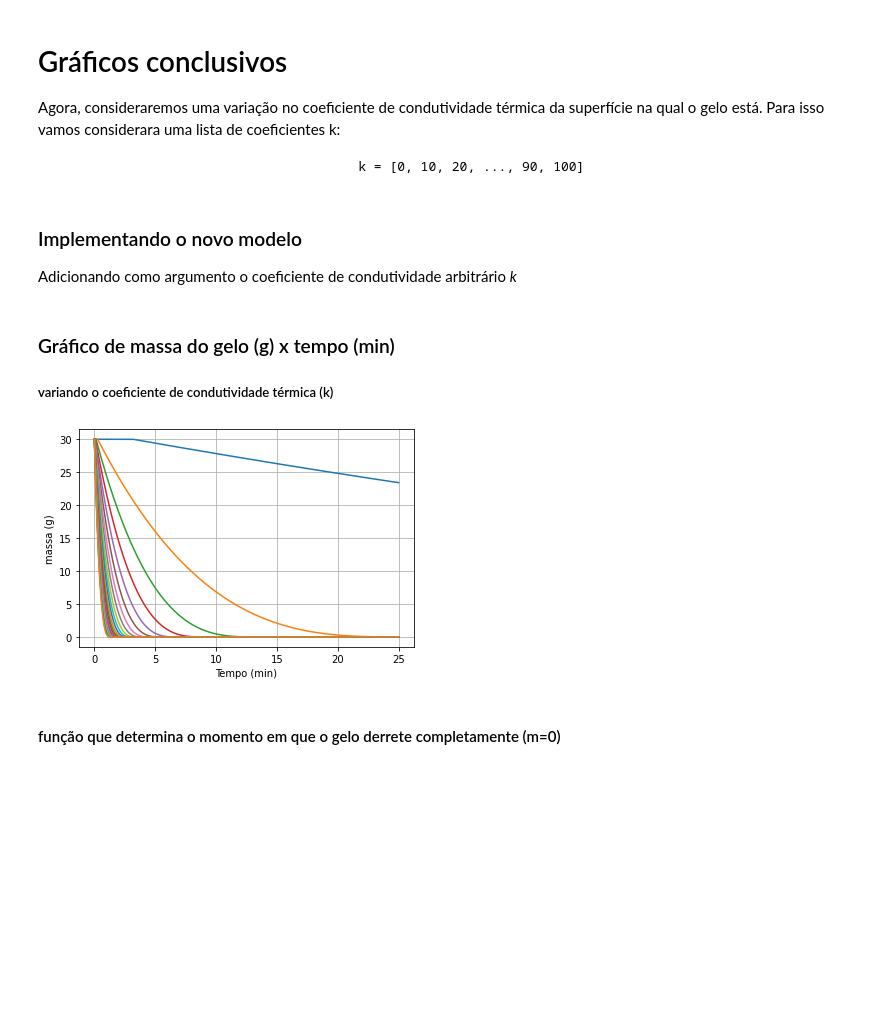
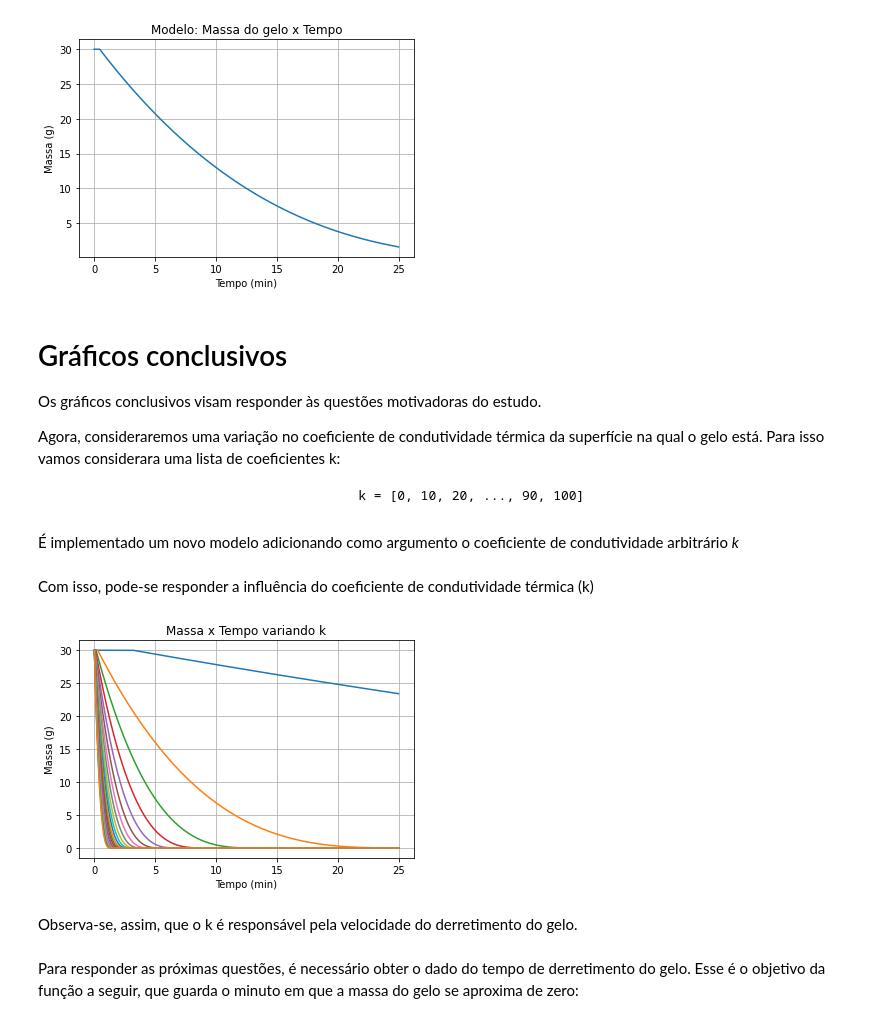
Before and after one commit to ellencoutinho/derretimento-gelo, a Jupyter notebook: Modelo.ipynb, the cells around one changed output. Drawn from its saved outputs; the diff is of its cells as text; code cells hidden in the pictures; blank space fills up the shorter version.

```diff
--- a/Modelo.ipynb
+++ b/Modelo.ipynb
@@ -72,5 +77,15 @@ plt.show()
+# %%
+plt.plot(t_lista/60,M*1e3, label = 'Massa do gelo')
+plt.title("Modelo: Massa do gelo x Tempo")
+plt.ylabel("Massa (g)")
+plt.xlabel("Tempo (min)")
+plt.grid(True)
+plt.show()
+# %% [output]
+[figure, added]
 # %% [markdown]
 # Gráficos conclusivos
+Os gráficos conclusivos visam responder às questões motivadoras do estudo.
 
 Agora, consideraremos  uma variação no coeficiente de condutividade térmica da superfície na qual o gelo está.
     Para isso vamos considerara uma lista de coeficientes k:
@@ -79,8 +94,7 @@ Agora, consideraremos  uma variação no coeficiente de condutividade térmica d
 # %%
 lista_k = np.arange(0, 110, 5)
 # %% [markdown]
-### Implementando o novo modelo
-Adicionando como argumento o coeficiente de condutividade arbitrário *k*
+É implementado um novo modelo adicionando como argumento o coeficiente de condutividade arbitrário *k*
 # %%
 def modelo2(x, t, k):
     T = x[0]      #Temperatura do gelo
@@ -106,23 +120,25 @@ def modelo2(x, t, k):
 
     dxdt = [dTdt, dMdt]
     return dxdt
-# %% [markdown]
-### Gráfico de massa do gelo (g) x tempo (min)
-##### variando o coeficiente de condutividade térmica (k)
+# %% [markdown]
+Com isso, pode-se responder a influência do coeficiente de condutividade térmica (k)
 # %%
 for k in lista_k:
     odebas = odeint(modelo2, x_0, t_lista, args=(k,), mxordn = 1)
     massas = odebas[:, 1]
     plt.plot(t_lista/60, massas*1e3, label=('k={}'.format(k)))
 plt.xlabel('Tempo (min)')
-plt.ylabel('massa (g)')
+plt.ylabel('Massa (g)')
+plt.title("Massa x Tempo variando k")
 
 plt.grid(True)
 plt.show()
 # %% [output]
-[figure, old version]
+[figure, new version]
+# %% [markdown]
+Observa-se, assim, que o k é responsável pela velocidade do derretimento do gelo.
 # %% [markdown]
-#### função que determina o momento em que o gelo derrete completamente (m=0)
+Para responder as próximas questões, é necessário obter o dado do tempo de derretimento do gelo. Esse é o objetivo da função a seguir, que guarda o minuto em que a massa do gelo se aproxima de zero:
 # %%
 def massa_0(lista_m,t_lista):
     for i in range(len(lista_m)):
```
Also changed, not shown: parts of 14 cells of this notebook.
